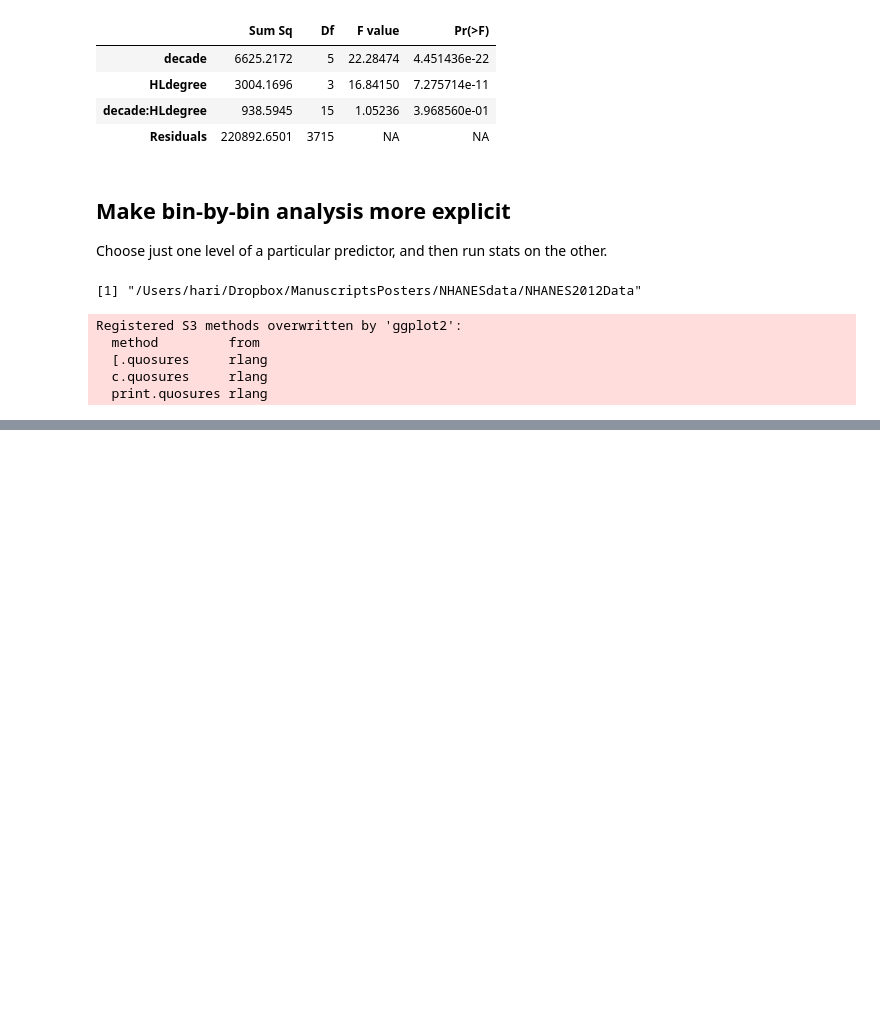
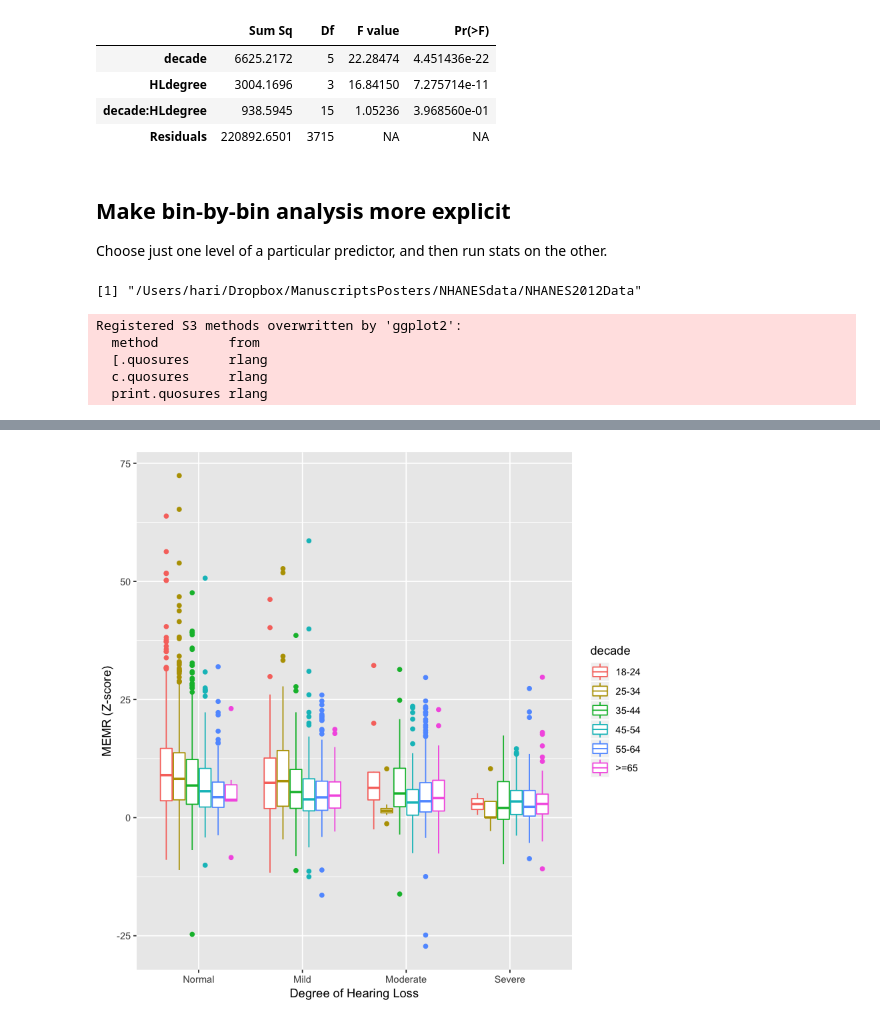
Before and after one commit to haribharadwaj/notebooks, a Jupyter notebook: STATS/NHANES_2011_2012_BasicStats.ipynb, the cells around one changed output, grey strips where cells are left out. Drawn from its saved outputs; the diff is of its cells as text; code cells hidden in the pictures; blank space fills up the shorter version.

Commit message:
Adding flipped plot too

```diff
--- a/STATS/NHANES_2011_2012_BasicStats.ipynb
+++ b/STATS/NHANES_2011_2012_BasicStats.ipynb
@@ -106,0 +107,4 @@ Warning message:
+# %%
+p <- ggplot(aes(x=HLdegree, y=zmemr, color=decade), data=dat) + geom_boxplot()
+p + xlab('Degree of Hearing Loss') + ylab('MEMR (Z-score)')
+# %% [output]
@@ -106,0 +113 @@ Warning message:
+[figure, added]
```
Also changed, not shown: parts of 3 cells of this notebook.
